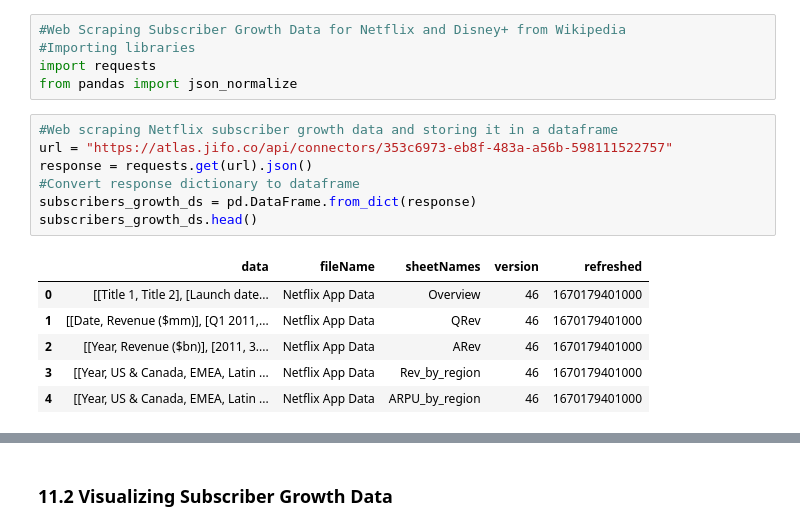
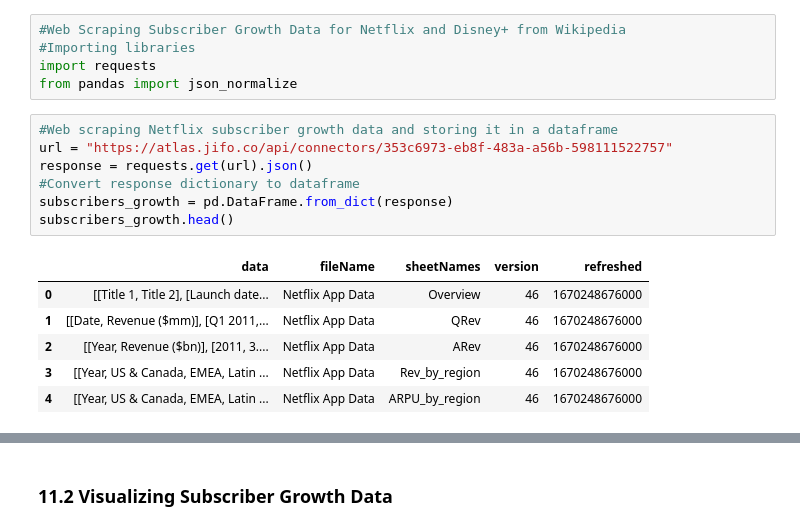
Before and after one commit to bhagirathbhard/Analysis-Netflix-Content-Library, a Jupyter notebook: A7-Netflix-Content-Analysis.ipynb, the cells around one changed output, grey strips where cells are left out. Drawn from its saved outputs; the diff is of its cells as text.

```diff
--- a/A7-Netflix-Content-Analysis.ipynb
+++ b/A7-Netflix-Content-Analysis.ipynb
@@ -1296,16 +1146,16 @@ from pandas import json_normalize
 # %%
 #Web scraping Netflix subscriber growth data and storing it in a dataframe
 url = "https://atlas.jifo.co/api/connectors/353c6973-eb8f-483a-a56b-598111522757"
 response = requests.get(url).json()
 #Convert response dictionary to dataframe
-subscribers_growth_ds = pd.DataFrame.from_dict(response)
-subscribers_growth_ds.head()
+subscribers_growth = pd.DataFrame.from_dict(response)
+subscribers_growth.head()
 # %% [output]
 |  | data | fileName | sheetNames | version | refreshed |
-| 0 | [[Title 1, Title 2], [Launch date... | Netflix App Data | Overview | 46 | 1670179401000 |
-| 1 | [[Date, Revenue ($mm)], [Q1 2011,... | Netflix App Data | QRev | 46 | 1670179401000 |
-| 2 | [[Year, Revenue ($bn)], [2011, 3.... | Netflix App Data | ARev | 46 | 1670179401000 |
-| 3 | [[Year, US & Canada, EMEA, Latin ... | Netflix App Data | Rev_by_region | 46 | 1670179401000 |
-| 4 | [[Year, US & Canada, EMEA, Latin ... | Netflix App Data | ARPU_by_region | 46 | 1670179401000 |
+| 0 | [[Title 1, Title 2], [Launch date... | Netflix App Data | Overview | 46 | 1670248676000 |
+| 1 | [[Date, Revenue ($mm)], [Q1 2011,... | Netflix App Data | QRev | 46 | 1670248676000 |
+| 2 | [[Year, Revenue ($bn)], [2011, 3.... | Netflix App Data | ARev | 46 | 1670248676000 |
+| 3 | [[Year, US & Canada, EMEA, Latin ... | Netflix App Data | Rev_by_region | 46 | 1670248676000 |
+| 4 | [[Year, US & Canada, EMEA, Latin ... | Netflix App Data | ARPU_by_region | 46 | 1670248676000 |
 # %%
 #Dataset modiffications
```
Also changed, not shown: parts of 108 cells of this notebook.
